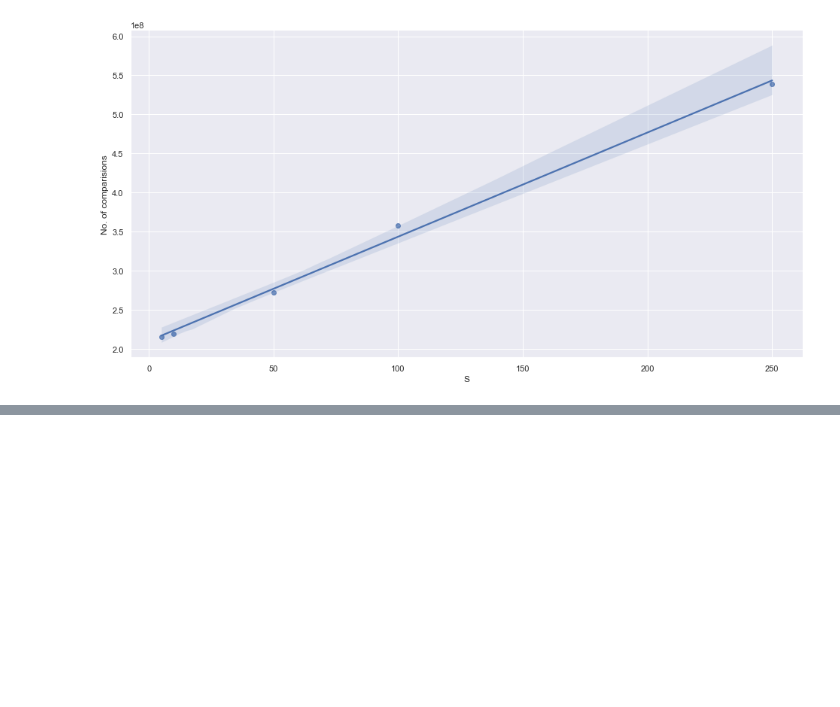
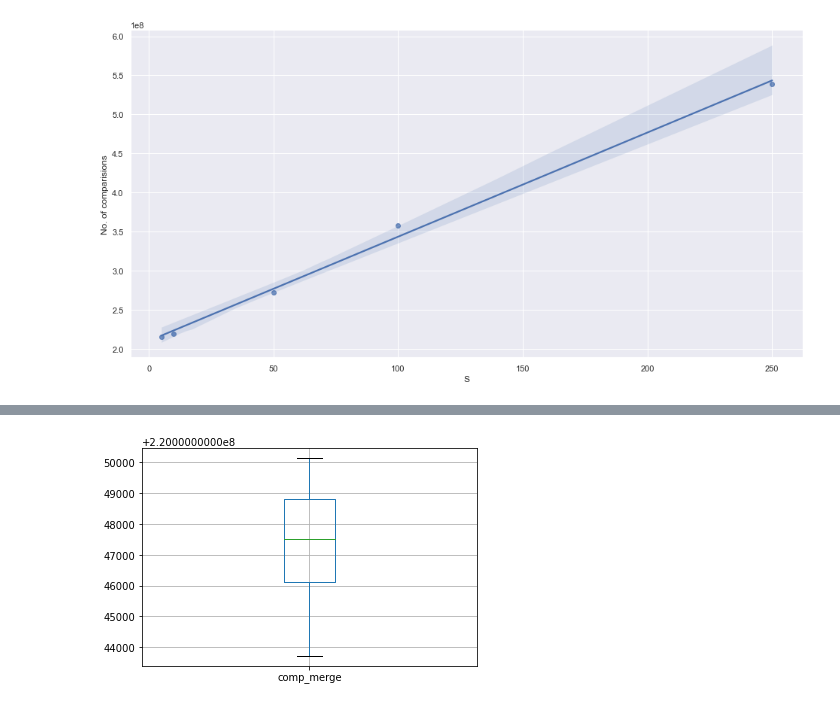
Before and after one commit to indicium15/SC2001, a Jupyter notebook: Lab 1/lab1.ipynb, the cells around one changed output, grey strips where cells are left out. Saved outputs shown, nothing was run; the diff lists cells and outputs as text; code cells hidden in the pictures; blank space fills up the shorter version.

```diff
--- a/Lab 1/lab1.ipynb
+++ b/Lab 1/lab1.ipynb
@@ -323,0 +387,5 @@ def mergesort(array):
+# %%
+ax = analysis1.boxplot(column=['comp_merge'], return_type='axes')
+plt.show()
+# %% [output]
+[figure, added]
```
Also changed, not shown: parts of 16 cells of this notebook.
